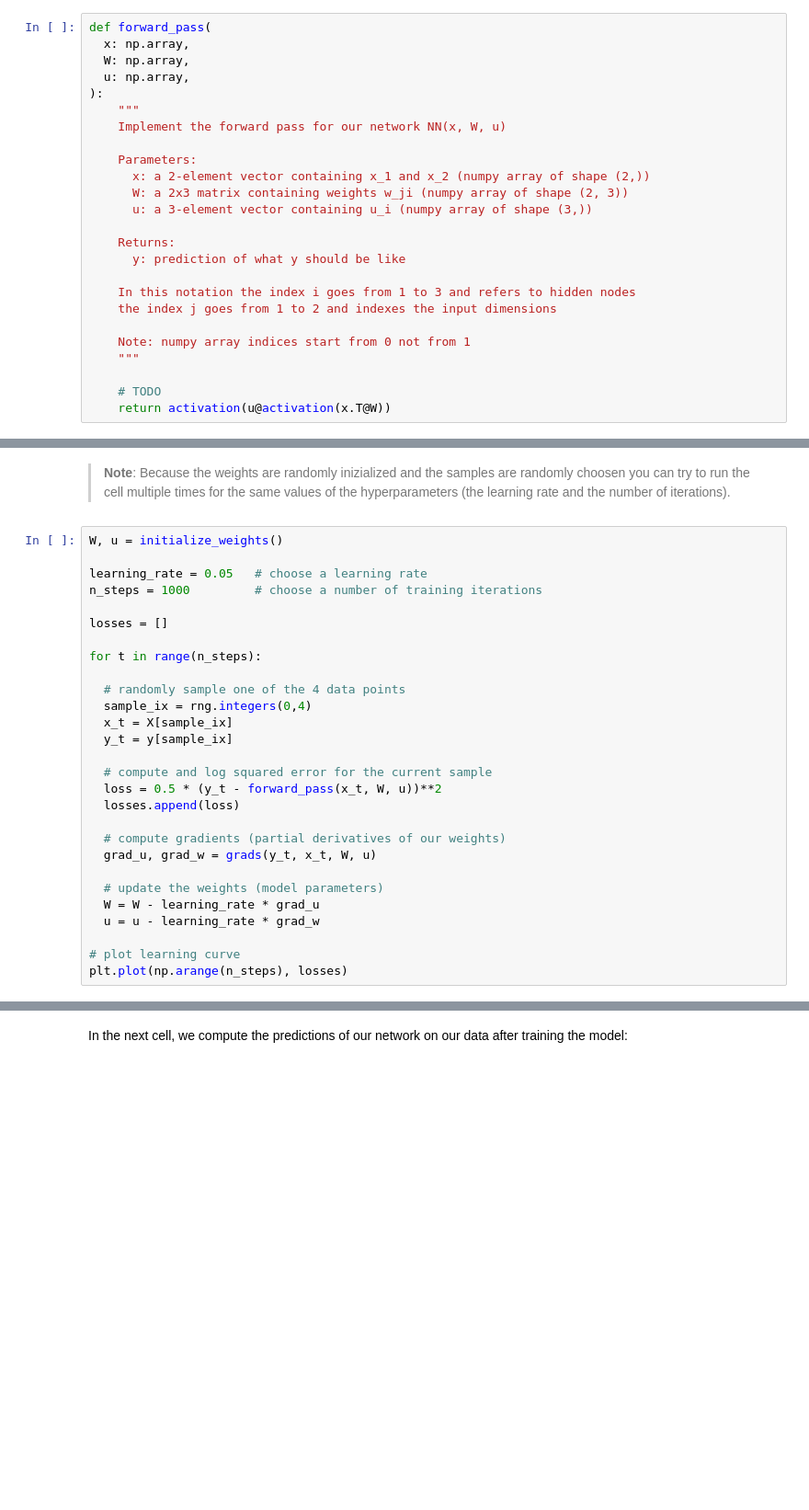
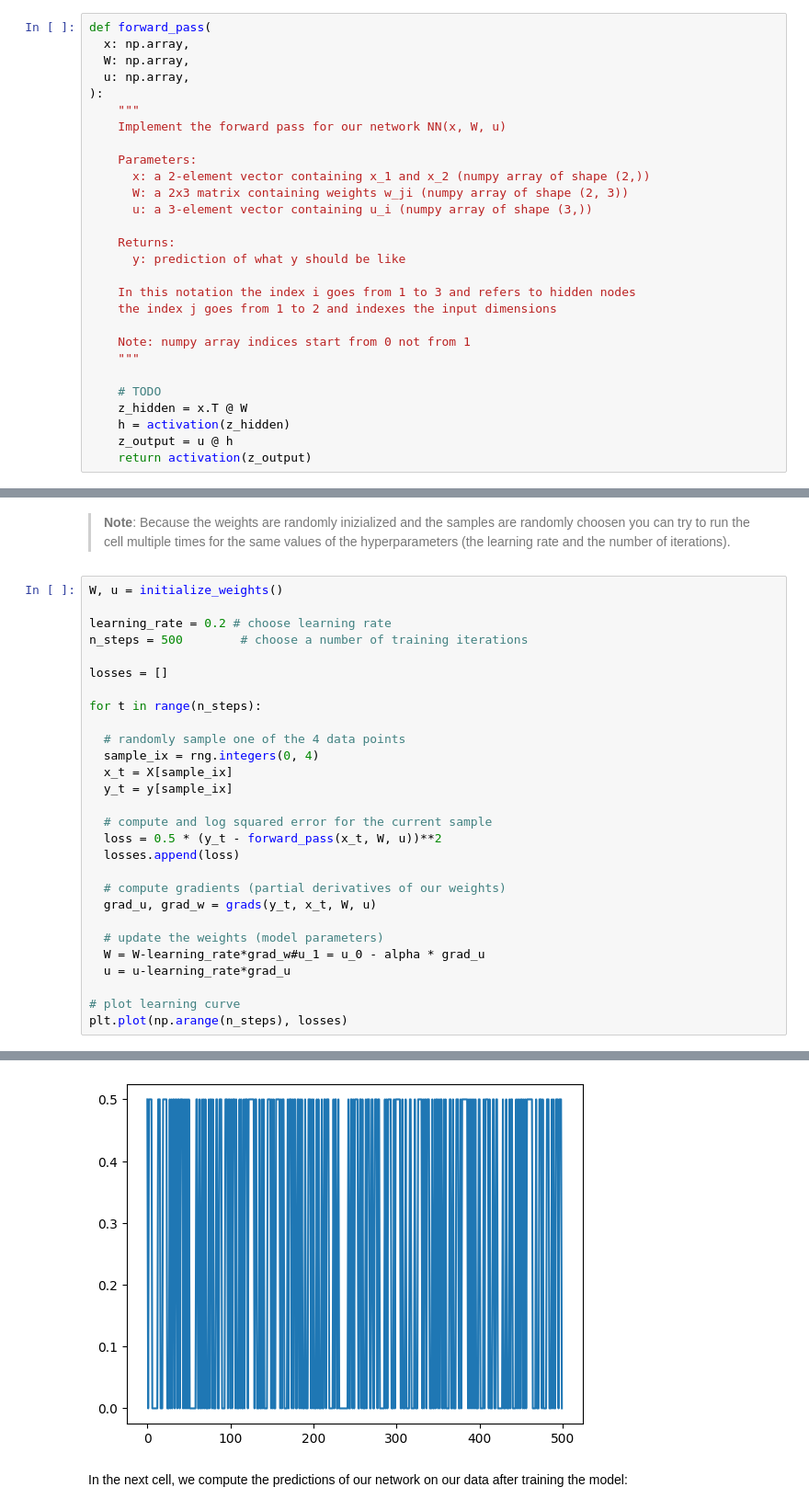
Before and after one commit to noelfischer/mldm_praktika, a Jupyter notebook: L08_Neural_Networks_ASSIGNMENT.ipynb, the cells around one changed output, grey strips where cells are left out. Shown at 92% size. Saved outputs shown, nothing was run; the diff lists cells and outputs as text; blank space fills up the shorter version.

```diff
--- a/L08_Neural_Networks_ASSIGNMENT.ipynb
+++ b/L08_Neural_Networks_ASSIGNMENT.ipynb
@@ -240,7 +240,10 @@ def forward_pass(
     """
 
     # TODO
-    return activation(u@activation(x.T@W))
+    z_hidden = x.T @ W
+    h = activation(z_hidden)
+    z_output = u @ h
+    return activation(z_output)
 # %% [markdown]
 In the next cell, we compute the predictions of our network for our data:
 # %%
@@ -335,15 +338,15 @@ where $\alpha$ denotes the learning rate.
 # %%
 W, u = initialize_weights()
 
-learning_rate = 0.05   # choose a learning rate
-n_steps = 1000         # choose a number of training iterations
+learning_rate = 0.2 # choose learning rate
+n_steps = 500        # choose a number of training iterations
 
 losses = []
 
 for t in range(n_steps):
 
   # randomly sample one of the 4 data points
-  sample_ix = rng.integers(0,4)
+  sample_ix = rng.integers(0, 4)
   x_t = X[sample_ix]
   y_t = y[sample_ix]
 
@@ -355,8 +358,8 @@ for t in range(n_steps):
   grad_u, grad_w = grads(y_t, x_t, W, u)
 
   # update the weights (model parameters)
-  W = W - learning_rate * grad_u
-  u = u - learning_rate * grad_w
+  W = W-learning_rate*grad_w#u_1 = u_0 - alpha * grad_u
+  u = u-learning_rate*grad_u
 
 # plot learning curve
 plt.plot(np.arange(n_steps), losses)
@@ -365,3 +368,4 @@ ValueError: could not broadcast input array from shape (2,) into shape (3,)
+[figure, added]
 # %% [markdown]
 In the next cell, we compute the predictions of our network on our data after training the model:
 # %%
```
Also changed, not shown: parts of 9 cells of this notebook.
